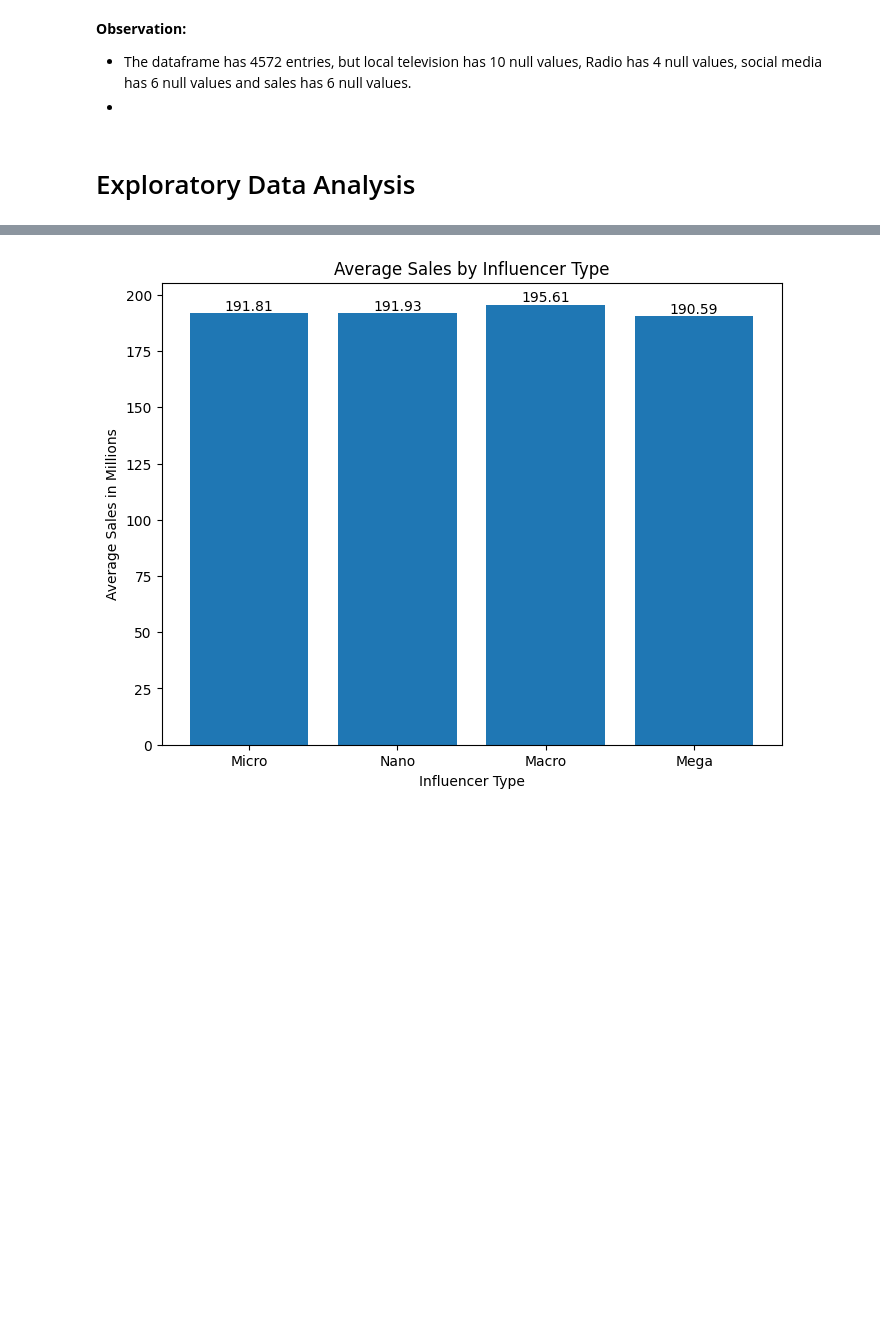
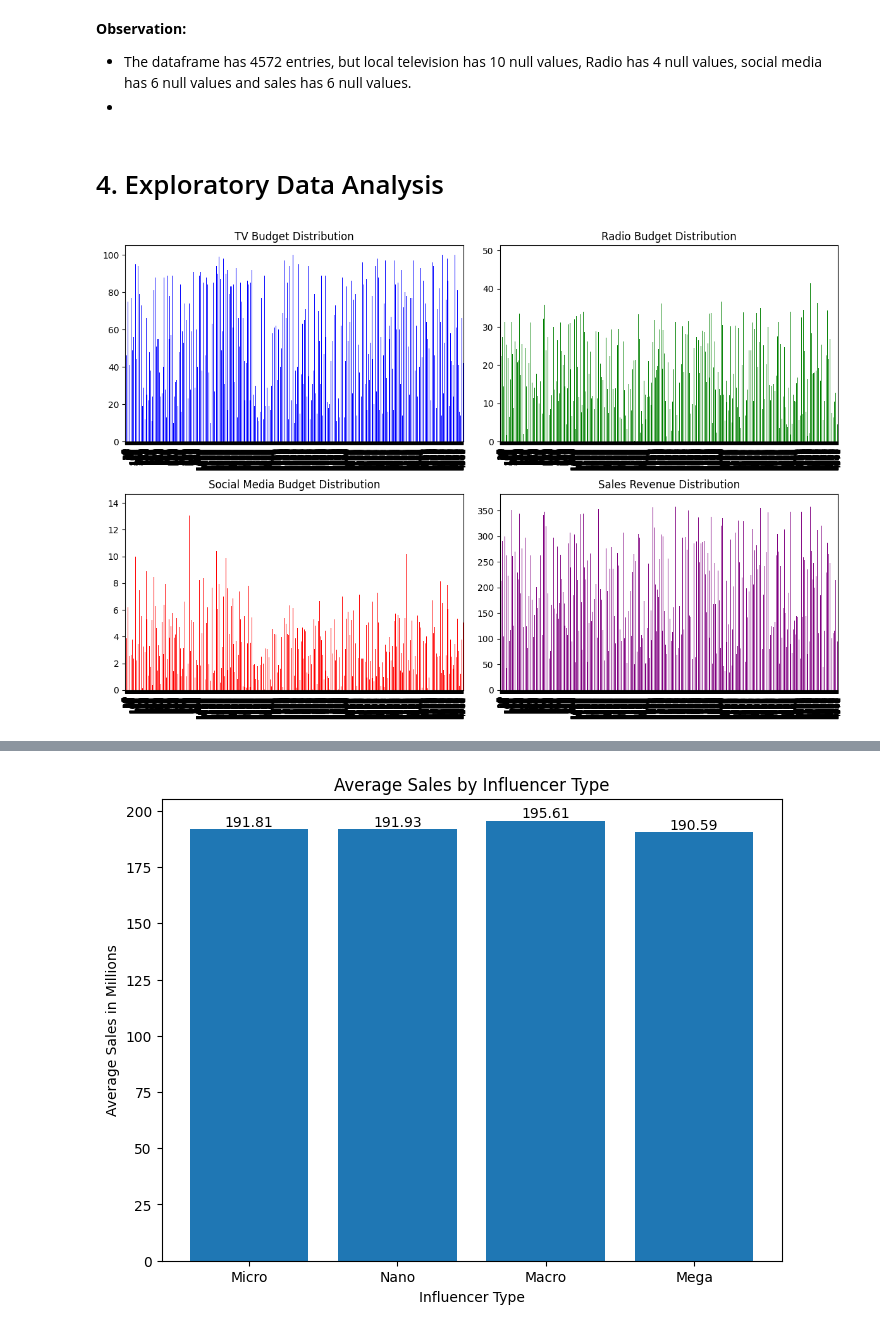
Before and after one commit to Tshifhumulo10/Martketing-Analysis-and-Revenue-Prediction, a Jupyter notebook: Martketing_Analysis_and_Revenue_Prediction.ipynb, the cells around one changed output, grey strips where cells are left out. Cells and saved outputs as stored; diff of their text form; code cells hidden in the pictures; blank space fills up the shorter version.

```diff
--- a/Martketing_Analysis_and_Revenue_Prediction.ipynb
+++ b/Martketing_Analysis_and_Revenue_Prediction.ipynb
@@ -79,7 +108,23 @@ dtype: int64
 - The dataframe has 4572 entries, but local television has 10 null values, Radio has 4 null values, social media has  6 null values and sales has 6 null values.
 -
 # %% [markdown]
-# Exploratory Data Analysis
+# 4. Exploratory Data Analysis
+# %%
+fig, axes = plt.subplots(nrows=2, ncols=2, figsize=(12, 8))
+
+# Plot histograms for TV, Radio, Social Media, and Sales
+df['TV'].plot(kind='bar', ax=axes[0, 0], title='TV Budget Distribution', color='blue')
+df['Radio'].plot(kind='bar', ax=axes[0, 1], title='Radio Budget Distribution', color='green')
+df['Social Media'].plot(kind='bar', ax=axes[1, 0], title='Social Media Budget Distribution', color='red')
+df['Sales'].plot(kind='bar', ax=axes[1, 1], title='Sales Revenue Distribution', color='purple')
+
+# Adjust subplot layout
+plt.tight_layout()
+
+# Show the plot
+plt.show()
+# %% [output]
+[figure, added]
 # %%
 # Setting up the subplots
 fig, axes = plt.subplots(1, 3, figsize=(15, 5))  # 1 row, 3 columns
```
Also changed, not shown: parts of 16 cells of this notebook.
